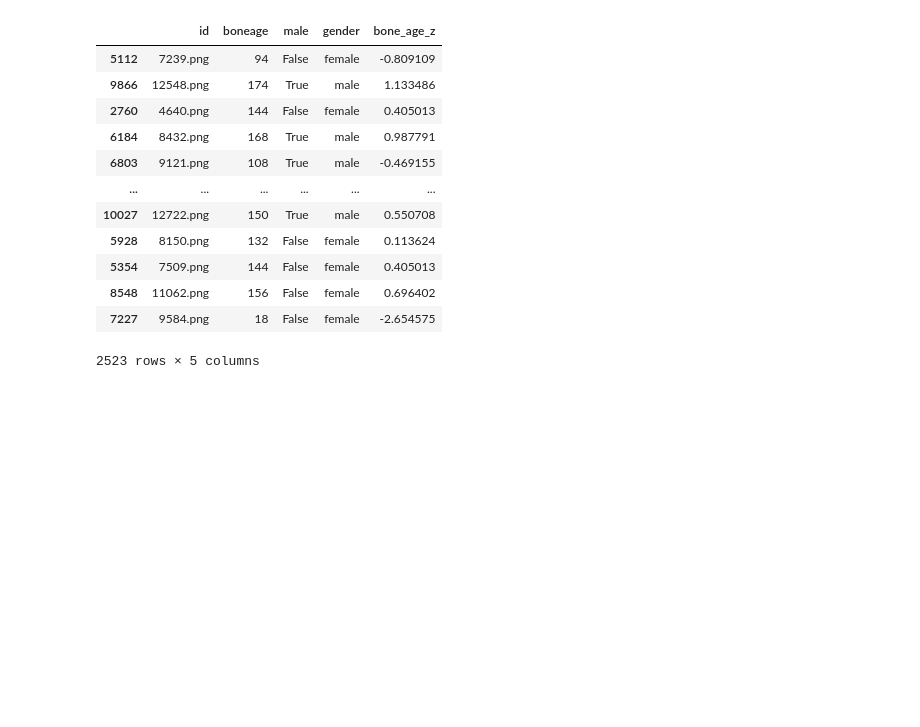
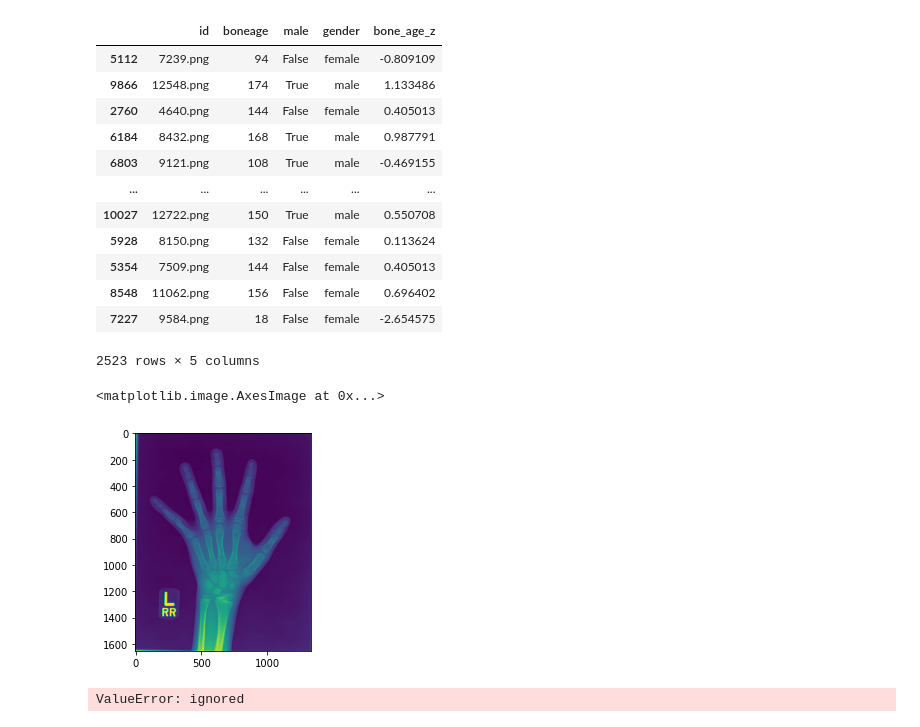
Before and after one commit to kittimaxz/Project_BoneAge, a Jupyter notebook: Toy_Dataset.ipynb, the cells around one changed output. Cells and saved outputs as stored; diff of their text form; code cells hidden in the pictures; blank space fills up the shorter version.

Commit message:
Image Error

```diff
--- a/Toy_Dataset.ipynb
+++ b/Toy_Dataset.ipynb
@@ -230,0 +235,15 @@ df_valid # validation
+# %%
+plt.imshow(img)
+# %% [output]
+<matplotlib.image.AxesImage at 0x...>
+[figure, added]
+# %%
+import matplotlib.image as mpimg
+for filename, boneage, gender in train_df[['id','boneage','gender']].sample(4).values:
+    img = mpimg.imread('https://www.kaggle.com/datasets/kmader/rsna-bone-age?resource=download'+ filename)
+    plt.imshow(img)
+    plt.title('Image name:{}  Bone age: {} years  Gender: {}'.format(filename, boneage/12, gender))
+    plt.axis('off')
+    plt.show()
+# %% [output]
+ValueError: ignored
```
Also changed, not shown: parts of 3 cells of this notebook.
